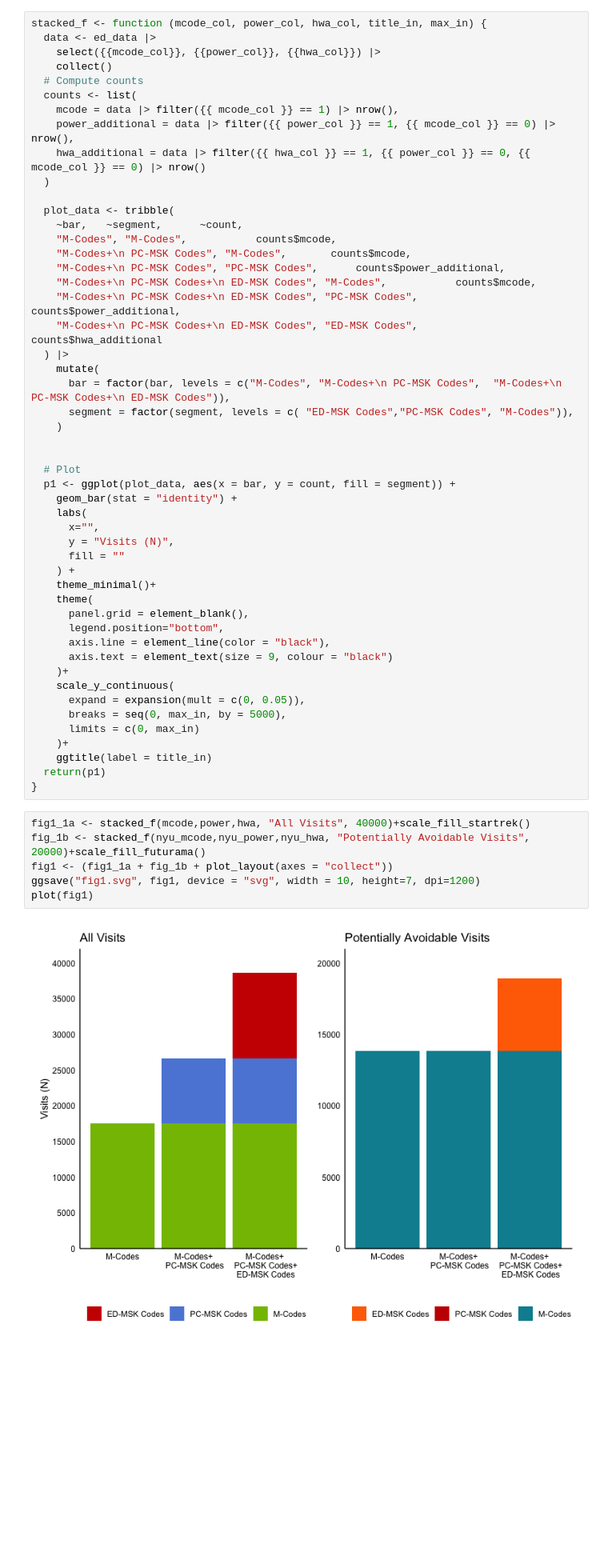
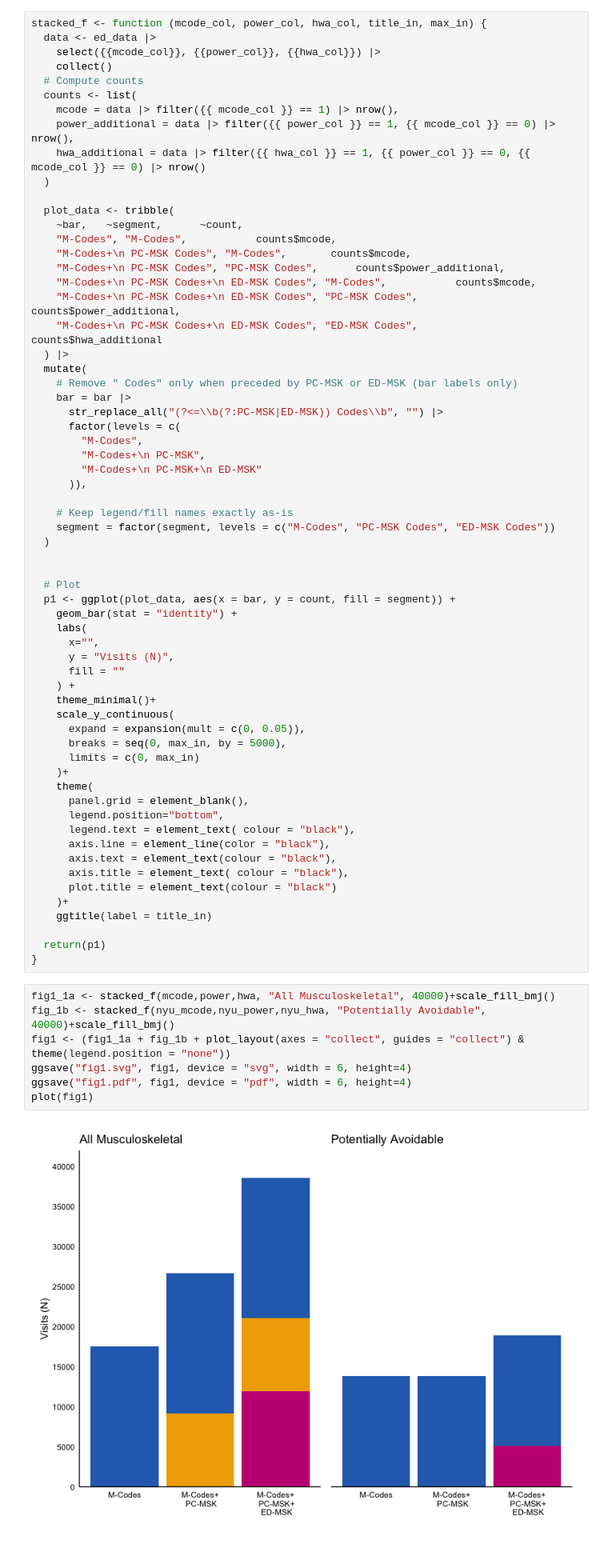
Before and after one commit to James-G-Wrightson/mimic_msk, a Jupyter notebook: ANALYSIS/4_primary_analysis.ipynb, the cells around one changed output. Shown: that part at 80% size. Saved outputs shown, nothing was run; the diff lists cells and outputs as text; blank space fills up the shorter version.

Commit message:
amended plots

```diff
--- a/ANALYSIS/4_primary_analysis.ipynb
+++ b/ANALYSIS/4_primary_analysis.ipynb
@@ -642,10 +640,19 @@ stacked_f <- function (mcode_col, power_col, hwa_col, title_in, max_in) {
     "M-Codes+\n PC-MSK Codes+\n ED-MSK Codes", "PC-MSK Codes",      counts$power_additional,
     "M-Codes+\n PC-MSK Codes+\n ED-MSK Codes", "ED-MSK Codes",        counts$hwa_additional
   ) |>
-    mutate(
-      bar = factor(bar, levels = c("M-Codes", "M-Codes+\n PC-MSK Codes",  "M-Codes+\n PC-MSK Codes+\n ED-MSK Codes")),
-      segment = factor(segment, levels = c( "ED-MSK Codes","PC-MSK Codes", "M-Codes")),
-    )
+  mutate(
+    # Remove " Codes" only when preceded by PC-MSK or ED-MSK (bar labels only)
+    bar = bar |>
+      str_replace_all("(?<=\\b(?:PC-MSK|ED-MSK)) Codes\\b", "") |>
+      factor(levels = c(
+        "M-Codes",
+        "M-Codes+\n PC-MSK",
+        "M-Codes+\n PC-MSK+\n ED-MSK"
+      )),
+
+    # Keep legend/fill names exactly as-is
+    segment = factor(segment, levels = c("M-Codes", "PC-MSK Codes", "ED-MSK Codes"))
+  )
 
 
   # Plot
@@ -657,28 +664,33 @@ stacked_f <- function (mcode_col, power_col, hwa_col, title_in, max_in) {
       fill = ""
     ) +
     theme_minimal()+
-    theme(
-      panel.grid = element_blank(),
-      legend.position="bottom",
-      axis.line = element_line(color = "black"),
-      axis.text = element_text(size = 9, colour = "black")
-    )+
     scale_y_continuous(
       expand = expansion(mult = c(0, 0.05)),
       breaks = seq(0, max_in, by = 5000),
       limits = c(0, max_in)
     )+
+    theme(
+      panel.grid = element_blank(),
+      legend.position="bottom",
+      legend.text = element_text( colour = "black"),
+      axis.line = element_line(color = "black"),
+      axis.text = element_text(colour = "black"),
+      axis.title = element_text( colour = "black"),
+      plot.title = element_text(colour = "black")
+    )+
     ggtitle(label = title_in)
+
   return(p1)
 }
 # %%
-fig1_1a <- stacked_f(mcode,power,hwa, "All Visits", 40000)+scale_fill_startrek()
-fig_1b <- stacked_f(nyu_mcode,nyu_power,nyu_hwa, "Potentially Avoidable Visits", 20000)+scale_fill_futurama()
-fig1 <- (fig1_1a + fig_1b + plot_layout(axes = "collect"))
-ggsave("fig1.svg", fig1, device = "svg", width = 10, height=7, dpi=1200)
+fig1_1a <- stacked_f(mcode,power,hwa, "All Musculoskeletal", 40000)+scale_fill_bmj()
+fig_1b <- stacked_f(nyu_mcode,nyu_power,nyu_hwa, "Potentially Avoidable", 40000)+scale_fill_bmj()
+fig1 <- (fig1_1a + fig_1b + plot_layout(axes = "collect", guides = "collect") & theme(legend.position = "none"))
+ggsave("fig1.svg", fig1, device = "svg", width = 6, height=4)
+ggsave("fig1.pdf", fig1, device = "pdf", width = 6, height=4)
 plot(fig1)
 # %% [output]
-[figure, old version]
+[figure, new version]
 # %% [markdown]
 Fig 2
 # %%
```
Also changed, not shown: parts of 3 cells of this notebook, 1 other file.
